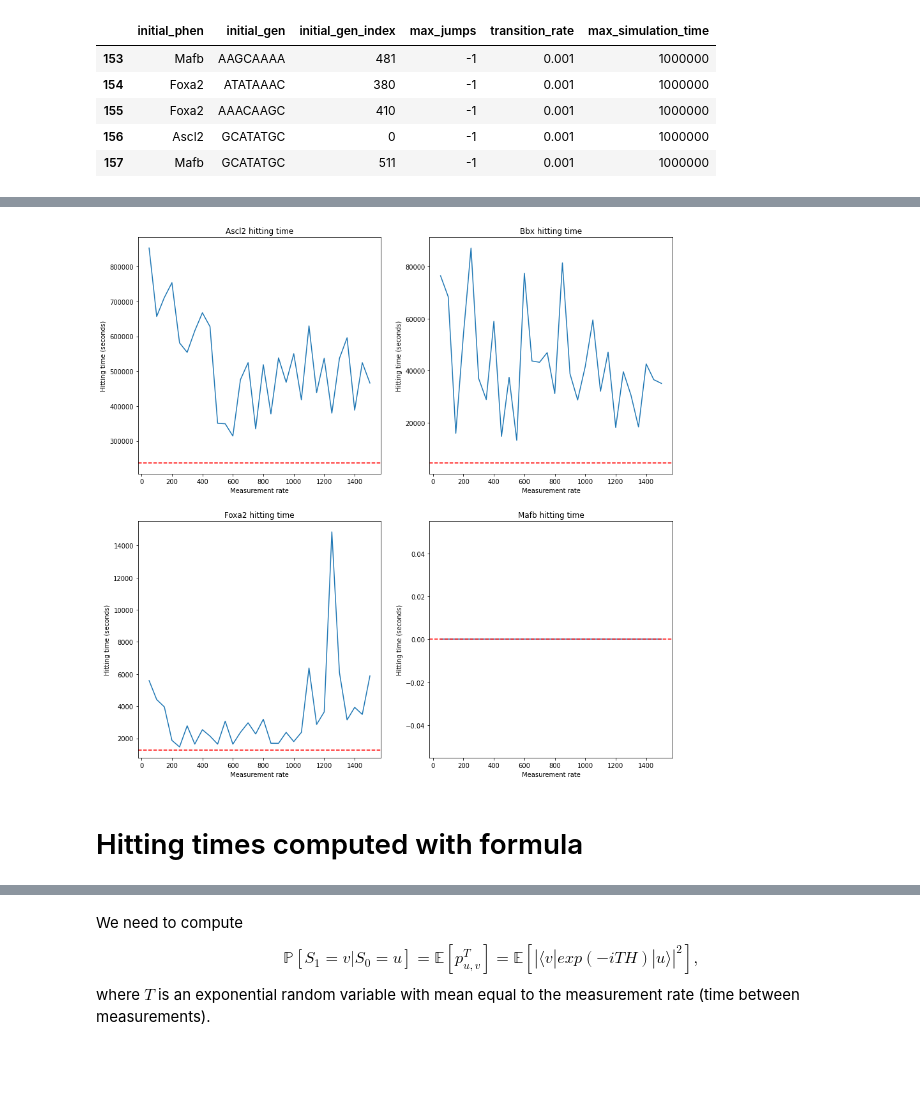
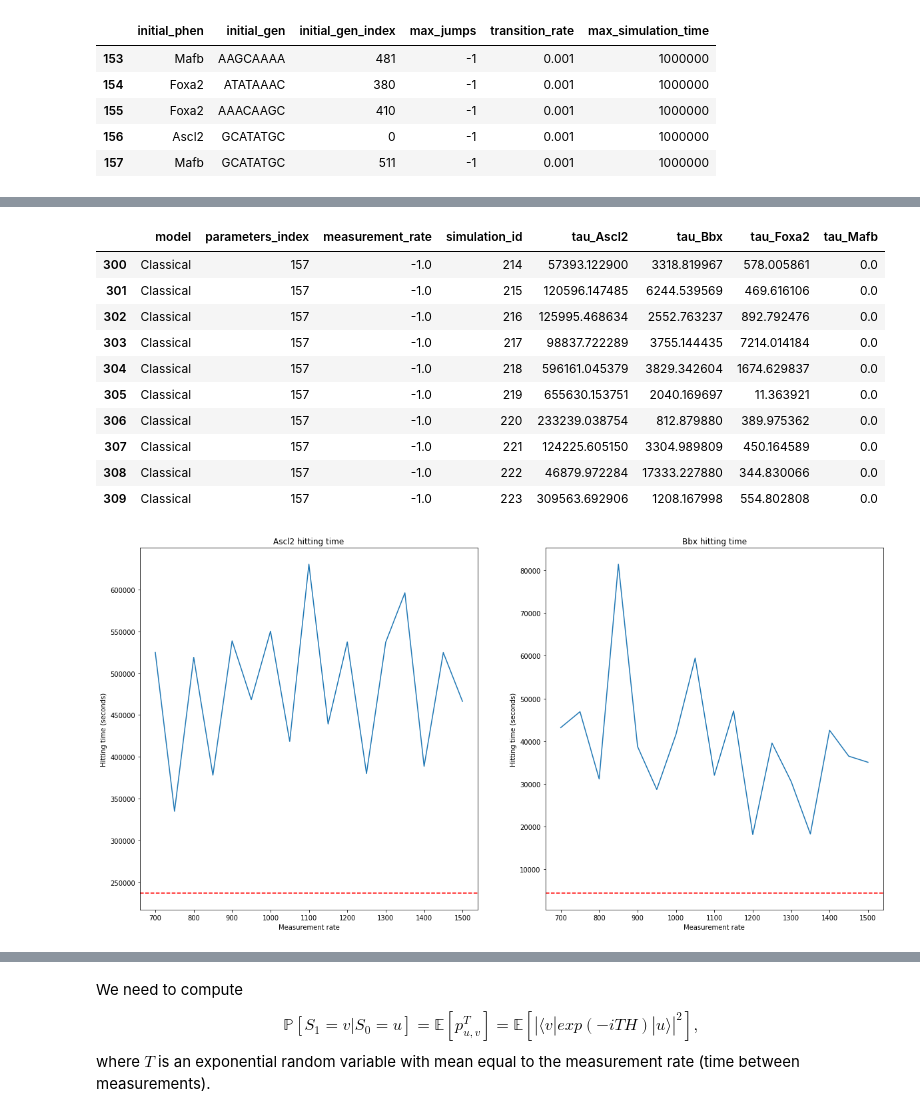
Before and after one commit to miguelruor/GeneticEvolution, a Jupyter notebook: GeneticEvolution.ipynb, the cells around one changed output, grey strips where cells are left out. Drawn from its saved outputs; the diff is of its cells as text; code cells hidden in the pictures; blank space fills up the shorter version.

```diff
--- a/GeneticEvolution.ipynb
+++ b/GeneticEvolution.ipynb
@@ -1268,8 +1254,12 @@ simulations_results.iloc[571:701]
 # %%
 # dataframe for results
 columns = ['model', 'parameters_index', 'measurement_rate', 'simulations']
-columns.extend([f'tau_{phen} promedio' for phen in genotype_networks_4phen.keys()])
+columns.extend([f'tau_{phen} promedio' for phen in phenotypes])
 comparing_results = pd.DataFrame(columns=columns)
+# %%
+columns = ['model', 'parameters_index', 'measurement_rate', 'simulation_id']
+columns.extend([f'tau_{phen}' for phen in genotype_networks_4phen.keys()])
+comparing_results_all = pd.DataFrame(columns=columns)
 # %%
 comparing_results
 # %% [output]
@@ -1316,4 +1313,19 @@ for parameters_index in range(250, 267):
     comparing_results_aux[f'tau_{phen} promedio'] = simulations_results[simulations_results['parameters_index'] == parameters_index][f'tau_{phen}'].mean()
 
   comparing_results = comparing_results.append(comparing_results_aux, ignore_index=True)
+# %%
+for parameters_index in range(250, 267):
+  comparing_results_aux = {}
+  comparing_results_aux['parameters_index'] = parameters_index
+  comparing_results_aux['measurement_rate'] = parameters['measurement_rate'][parameters_index]
+  comparing_results_aux['model'] = 'Quantum'
+
+  simulations_parameters_index = simulations_results[simulations_results['parameters_index'] == parameters_index]
+
+  for ind in simulations_parameters_index.index:
+    comparing_results_aux['simulation_id'] = ind
+    for phen in genotype_networks_4phen.keys():
+      comparing_results_aux[f'tau_{phen}'] = simulations_parameters_index[f'tau_{phen}'][ind]
+
+    comparing_results_all = comparing_results_all.append(comparing_results_aux, ignore_index=True)
 # %%
@@ -1372,4 +1392,18 @@ for phen in genotype_networks_4phen.keys():
   comparing_results_aux[f'tau_{phen} promedio'] = simulations_results_c.tail(10)[f'tau_{phen}'].mean()
 
 comparing_results = comparing_results.append(comparing_results_aux, ignore_index=True)
+# %%
+comparing_results_aux = {}
+comparing_results_aux['parameters_index'] = 157
+comparing_results_aux['measurement_rate'] = -1
+comparing_results_aux['model'] = 'Classical'
+
+simulations_parameters_index = simulations_results_c[simulations_results_c['parameters_index'] == 157]
+
+for ind in simulations_parameters_index.index:
+  comparing_results_aux['simulation_id'] = ind
+  for phen in genotype_networks_4phen.keys():
+    comparing_results_aux[f'tau_{phen}'] = simulations_parameters_index[f'tau_{phen}'][ind]
+
+  comparing_results_all = comparing_results_all.append(comparing_results_aux, ignore_index=True)
 # %%
@@ -1395,17 +1423,27 @@ comparing_results
+# %%
+comparing_results_all.tail(10)
+# %% [output]
+|  | model | parameters_index | measurement_rate | simulation_id | tau_Ascl2 | tau_Bbx | tau_Foxa2 | tau_Mafb |
+| 300 | Classical | 157 | -1.0 | 214 | 57393.122900 | 3318.819967 | 578.005861 | 0.0 |
+| 301 | Classical | 157 | -1.0 | 215 | 120596.147485 | 6244.539569 | 469.616106 | 0.0 |
+| 302 | Classical | 157 | -1.0 | 216 | 125995.468634 | 2552.763237 | 892.792476 | 0.0 |
+| 303 | Classical | 157 | -1.0 | 217 | 98837.722289 | 3755.144435 | 7214.014184 | 0.0 |
+| 304 | Classical | 157 | -1.0 | 218 | 596161.045379 | 3829.342604 | 1674.629837 | 0.0 |
+| 305 | Classical | 157 | -1.0 | 219 | 655630.153751 | 2040.169697 | 11.363921 | 0.0 |
+| 306 | Classical | 157 | -1.0 | 220 | 233239.038754 | 812.879880 | 389.975362 | 0.0 |
+| 307 | Classical | 157 | -1.0 | 221 | 124225.605150 | 3304.989809 | 450.164589 | 0.0 |
+| 308 | Classical | 157 | -1.0 | 222 | 46879.972284 | 17333.227880 | 344.830066 | 0.0 |
+| 309 | Classical | 157 | -1.0 | 223 | 309563.692906 | 1208.167998 | 554.802808 | 0.0 |
 # %%
-plt.figure(figsize=(15,15))
+plt.figure(figsize=(20,10))
 
-for i, phen in enumerate(genotype_networks_4phen.keys()):
-  plt.subplot(2,2,i+1)
+for i, phen in enumerate(['Ascl2', 'Bbx']):
+  plt.subplot(1,2,i+1)
 
   plt.plot(comparing_results.iloc[:-1]['measurement_rate'], comparing_results.iloc[:-1][f'tau_{phen} promedio'])
   plt.title(f'{phen} hitting time')
   plt.axhline(y=comparing_results[f'tau_{phen} promedio'][len(comparing_results)-1], color='red', linestyle='--', label='Classical walk')
   plt.xlabel('Measurement rate')
   plt.ylabel('Hitting time (seconds)')
-
-plt.savefig(url_data_visualization+"Measurement rate vs hitting time.png")
 # %% [output]
-[figure, old version]
+[figure, new version]
-# %% [markdown]
-# Hitting times computed with formula
```
Also changed, not shown: parts of 107 cells of this notebook.
